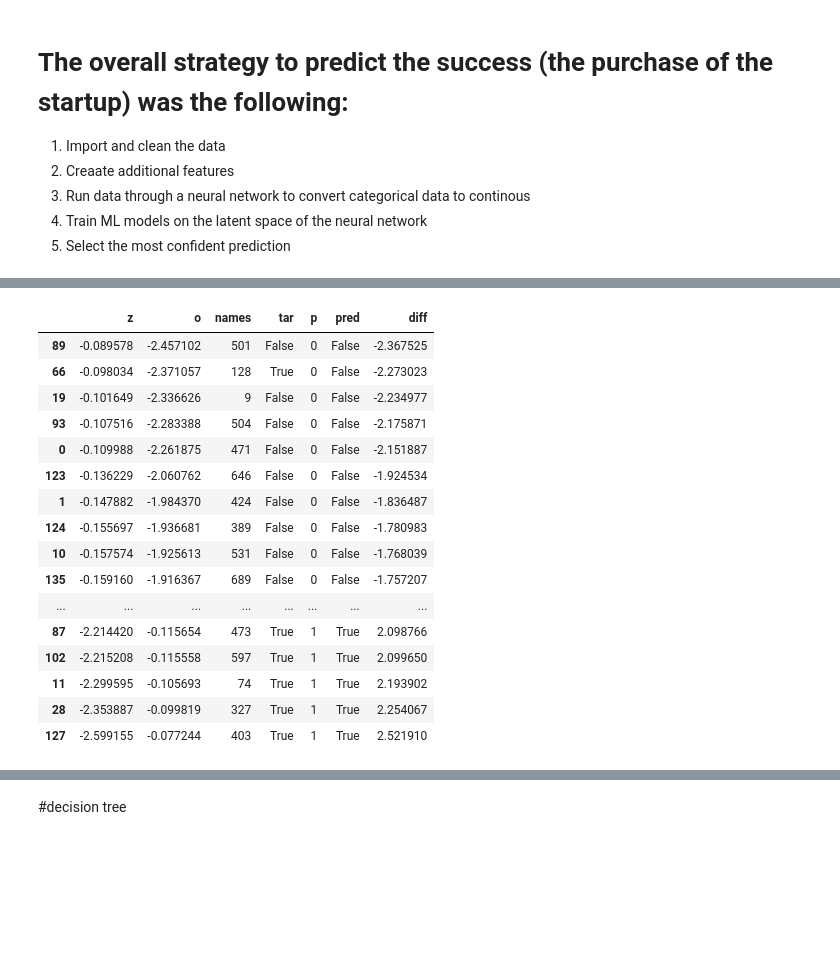
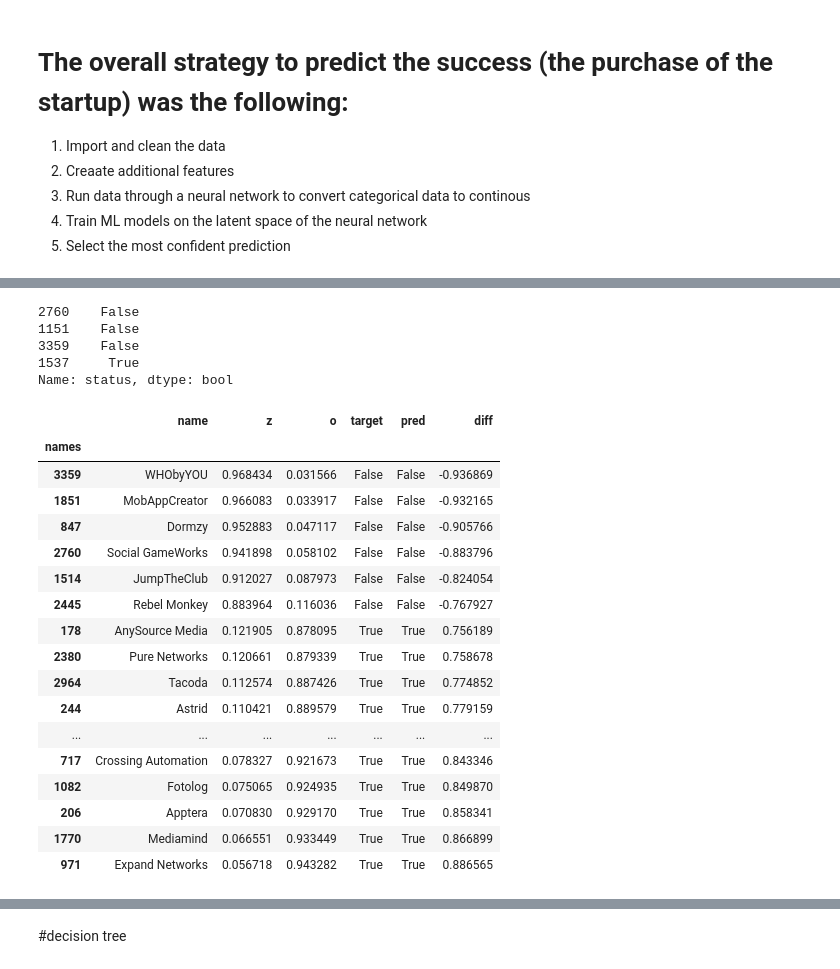
Before and after one commit to patrick-hanley/thought_experiments_original, a Jupyter notebook: _notebooks/2021-02-05-fastai_crunchbase.ipynb, the cells around one changed output, grey strips where cells are left out. Saved outputs shown, nothing was run; the diff lists cells and outputs as text; code cells hidden in the pictures; blank space fills up the shorter version.

```diff
--- a/_notebooks/2021-02-05-fastai_crunchbase.ipynb
+++ b/_notebooks/2021-02-05-fastai_crunchbase.ipynb
@@ -479,46 +593,57 @@ company_names.iloc[471]
+# %%
+y_test_combined[:4]
+# %% [output]
+2760    False
+1151    False
+3359    False
+1537     True
+Name: status, dtype: bool
 # %%
 #hide
-predicted_val=clf.predict_log_proba(new_X_test2)
-predicted=clf.predict(new_X_test2)
+predicted_val=clf.predict_proba(X_test_combined)
 
-def get_max(x):
-  if x['diff']>0:
-    x.p=1
-  else:
-    x.p=0
-  return x
 
 pred_df=pd.DataFrame(predicted_val, columns=['z','o'])
-pred_df['names']=(X_test2.index)
+#pred_df['names']=(X_test_combined.company_index.values)
 
-pred_df['tar']=y_test2.values#.numpy()
-pred_df['p']=y_test2#.numpy()
+pred_df['target']=y_test_combined.values
+pred_df['names']=y_test_combined.index
 pred_df['pred']=predicted
 
 
 pred_df['diff'] = pred_df.apply(lambda x: x['o'] - x['z'], axis=1)
-pred_df=pred_df.apply(get_max, axis=1)
+
 #pred_df=pred_df[np.abs(pred_df['diff'])>1.4]
 #pred_df=pred_df[(pred_df['diff']>1.7) | (pred_df['diff']<-1.58)] #93 with 4 models
-pred_df=pred_df[(pred_df['diff']>1.8) | (pred_df['diff']<-1.58)] #92 with 1 model
+confident_pred_df=pred_df[(pred_df['diff']>1.21) | (pred_df['diff']<-1.22)] #92 with 1 model
+confident_pred_df=pred_df[(pred_df['diff']>.75) | (pred_df['diff']<-.75)] #92 with 1 model
+#confident_pred_df=pred_df
+
+
+#confident_pred_df.sort_values(by='diff')
+
+confident_pred_df.set_index('names',inplace=True)
+
+df_out = pd.merge(company_names, confident_pred_df, how = 'right',left_index = True, right_index = True)
+df_out.sort_values(by='diff')
+
+#confident_pred_df
+# %% [output]
+|  | name | z | o | target | pred | diff |
+| names |  |  |  |  |  |  |
+| 3359 | WHObyYOU | 0.968434 | 0.031566 | False | False | -0.936869 |
+| 1851 | MobAppCreator | 0.966083 | 0.033917 | False | False | -0.932165 |
+| 847 | Dormzy | 0.952883 | 0.047117 | False | False | -0.905766 |
+| 2760 | Social GameWorks | 0.941898 | 0.058102 | False | False | -0.883796 |
+| 1514 | JumpTheClub | 0.912027 | 0.087973 | False | False | -0.824054 |
+| 2445 | Rebel Monkey | 0.883964 | 0.116036 | False | False | -0.767927 |
+| 178 | AnySource Media | 0.121905 | 0.878095 | True | True | 0.756189 |
+| 2380 | Pure Networks | 0.120661 | 0.879339 | True | True | 0.758678 |
+| 2964 | Tacoda | 0.112574 | 0.887426 | True | True | 0.774852 |
+| 244 | Astrid | 0.110421 | 0.889579 | True | True | 0.779159 |
+| ... | ... | ... | ... | ... | ... | ... |
+| 717 | Crossing Automation | 0.078327 | 0.921673 | True | True | 0.843346 |
+| 1082 | Fotolog | 0.075065 | 0.924935 | True | True | 0.849870 |
+| 206 | Apptera | 0.070830 | 0.929170 | True | True | 0.858341 |
+| 1770 | Mediamind | 0.066551 | 0.933449 | True | True | 0.866899 |
+| 971 | Expand Networks | 0.056718 | 0.943282 | True | True | 0.886565 |
-# %%
-#hide
-pred_df.sort_values(by='diff')[:60]
-# %% [output]
-|  | z | o | names | tar | p | pred | diff |
-| 89 | -0.089578 | -2.457102 | 501 | False | 0 | False | -2.367525 |
-| 66 | -0.098034 | -2.371057 | 128 | True | 0 | False | -2.273023 |
-| 19 | -0.101649 | -2.336626 | 9 | False | 0 | False | -2.234977 |
-| 93 | -0.107516 | -2.283388 | 504 | False | 0 | False | -2.175871 |
-| 0 | -0.109988 | -2.261875 | 471 | False | 0 | False | -2.151887 |
-| 123 | -0.136229 | -2.060762 | 646 | False | 0 | False | -1.924534 |
-| 1 | -0.147882 | -1.984370 | 424 | False | 0 | False | -1.836487 |
-| 124 | -0.155697 | -1.936681 | 389 | False | 0 | False | -1.780983 |
-| 10 | -0.157574 | -1.925613 | 531 | False | 0 | False | -1.768039 |
-| 135 | -0.159160 | -1.916367 | 689 | False | 0 | False | -1.757207 |
-| ... | ... | ... | ... | ... | ... | ... | ... |
-| 87 | -2.214420 | -0.115654 | 473 | True | 1 | True | 2.098766 |
-| 102 | -2.215208 | -0.115558 | 597 | True | 1 | True | 2.099650 |
-| 11 | -2.299595 | -0.105693 | 74 | True | 1 | True | 2.193902 |
-| 28 | -2.353887 | -0.099819 | 327 | True | 1 | True | 2.254067 |
-| 127 | -2.599155 | -0.077244 | 403 | True | 1 | True | 2.521910 |
```
Also changed, not shown: parts of 32 cells of this notebook.
